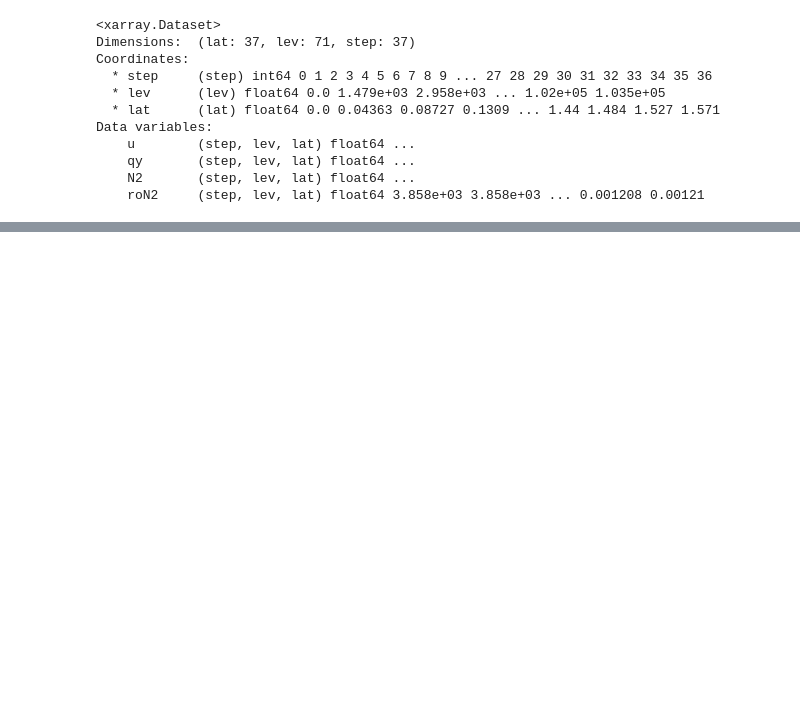
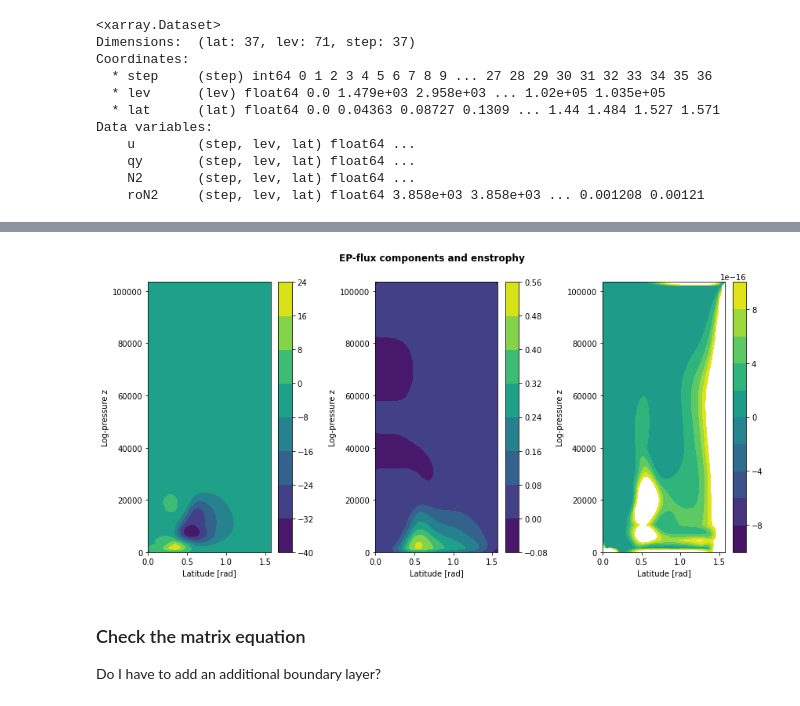
Before and after one commit to wwicker/wavegeometry_model, a Jupyter notebook: run/run.ipynb, the cells around one changed output, grey strips where cells are left out. Saved outputs shown, nothing was run; the diff lists cells and outputs as text; code cells hidden in the pictures; blank space fills up the shorter version.

```diff
--- a/run/run.ipynb
+++ b/run/run.ipynb
@@ -63,0 +142,38 @@ matrix._a6(damp,rayd).shape
+# %%
+# plot EP-flux and enstrophy
+epfy, epfz = diagnostic.EPflux(phi,basicstate['N2'].values)
+epfy = epfy.mean(axis=0)
+epfz = epfz.mean(axis=0)
+enstrophy = diagnostic.enstrophy(phi,basicstate['N2'].values).mean(axis=0)
+
+fig, axes = plt.subplots(1,3,figsize=(12,6))
+
+# filled contours for
+levels = None
+C = axes[0].contourf(basicstate.lat,basicstate.lev,epfy,levels=levels)
+axes[0].set_ylabel('Log-pressure z')
+axes[0].set_xlabel('Latitude [rad]')
+plt.colorbar(C,ax=axes[0])
+
+# filled contours for
+levels = None
+C = axes[1].contourf(basicstate.lat,basicstate.lev,epfz,levels=levels)
+axes[1].set_ylabel('Log-pressure z')
+axes[1].set_xlabel('Latitude [rad]')
+plt.colorbar(C,ax=axes[1])
+
+# filled contours for
+levels = np.linspace(-10**-15,10**-15,11)
+C = axes[2].contourf(basicstate.lat,basicstate.lev,enstrophy,levels=levels)
+axes[2].set_ylabel('Log-pressure z')
+axes[2].set_xlabel('Latitude [rad]')
+plt.colorbar(C,ax=axes[2])
+
+fig.suptitle('EP-flux components and enstrophy',weight='bold')
+fig.tight_layout()
+# %% [output]
+[figure, added]
+# %% [markdown]
+### Check the matrix equation
+
+Do I have to add an additional boundary layer?
```
Also changed, not shown: parts of 16 cells of this notebook, 1 other file.
